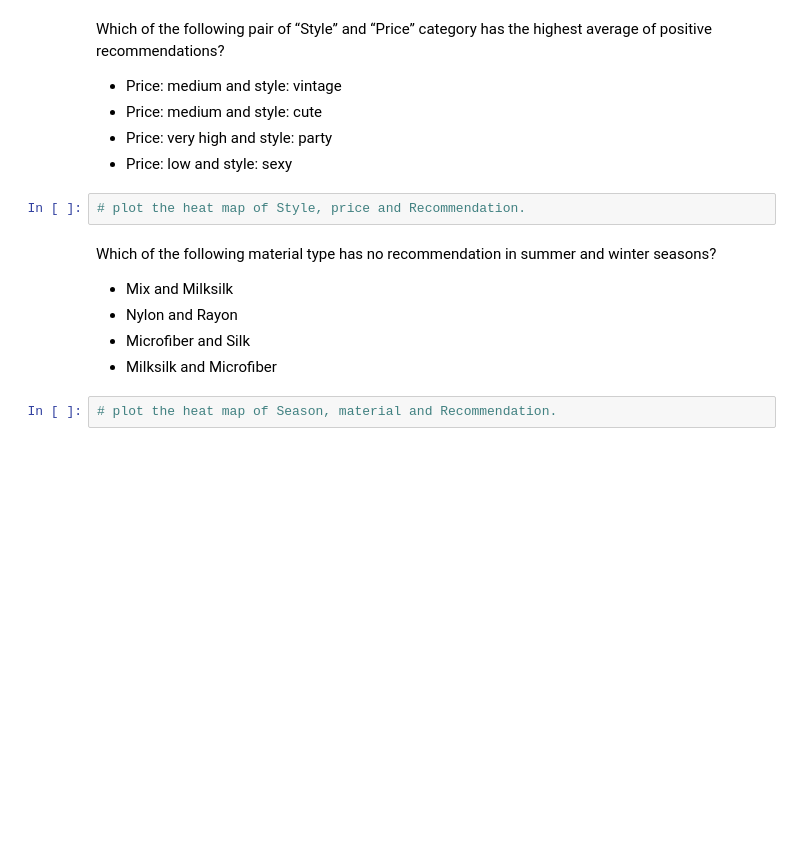
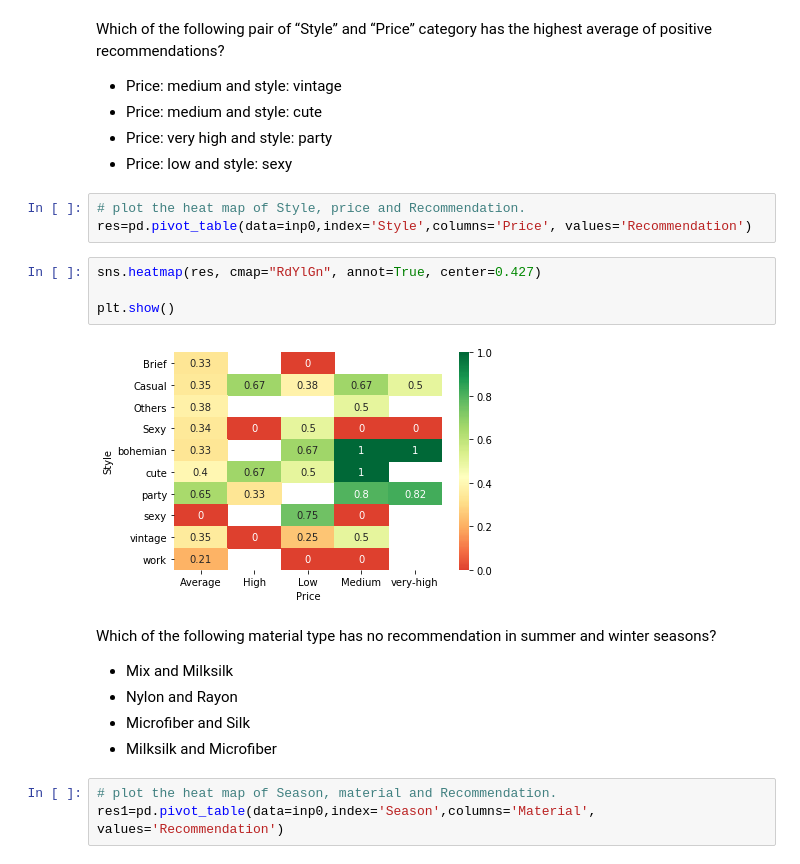
Before and after one commit to Dharani-Arumugam/PostGraduate-Diploma-DataScience, a Jupyter notebook: Sales_Data_Analysis/Dress_Sales_DataAnalysis.ipynb, the cells around one changed output. Saved outputs shown, nothing was run; the diff lists cells and outputs as text; blank space fills up the shorter version.

```diff
--- a/Sales_Data_Analysis/Dress_Sales_DataAnalysis.ipynb
+++ b/Sales_Data_Analysis/Dress_Sales_DataAnalysis.ipynb
@@ -871,6 +933,13 @@ Which of the following pair of “Style” and “Price” category has the high
 - Price: low and style: sexy
 # %%
 # plot the heat map of Style, price and Recommendation.
+res=pd.pivot_table(data=inp0,index='Style',columns='Price', values='Recommendation')
+# %%
+sns.heatmap(res, cmap="RdYlGn", annot=True, center=0.427)
+
+plt.show()
+# %% [output]
+[figure, added]
 # %% [markdown]
 Which of the following material type has no recommendation in summer and winter seasons?
 - Mix and Milksilk
@@ -879,3 +948,4 @@ Which of the following material type has no recommendation in summer and winter
 - Milksilk and Microfiber
 # %%
 # plot the heat map of Season, material and Recommendation.
+res1=pd.pivot_table(data=inp0,index='Season',columns='Material', values='Recommendation')
```
Also changed, not shown: parts of 9 cells of this notebook.
